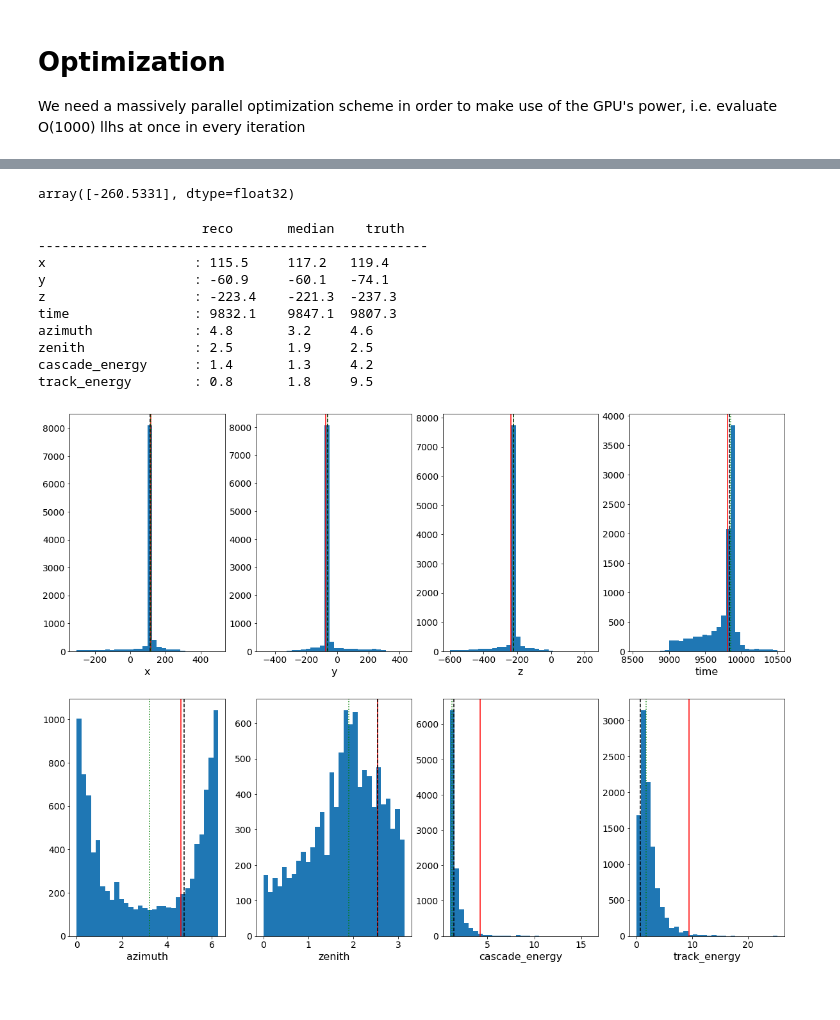
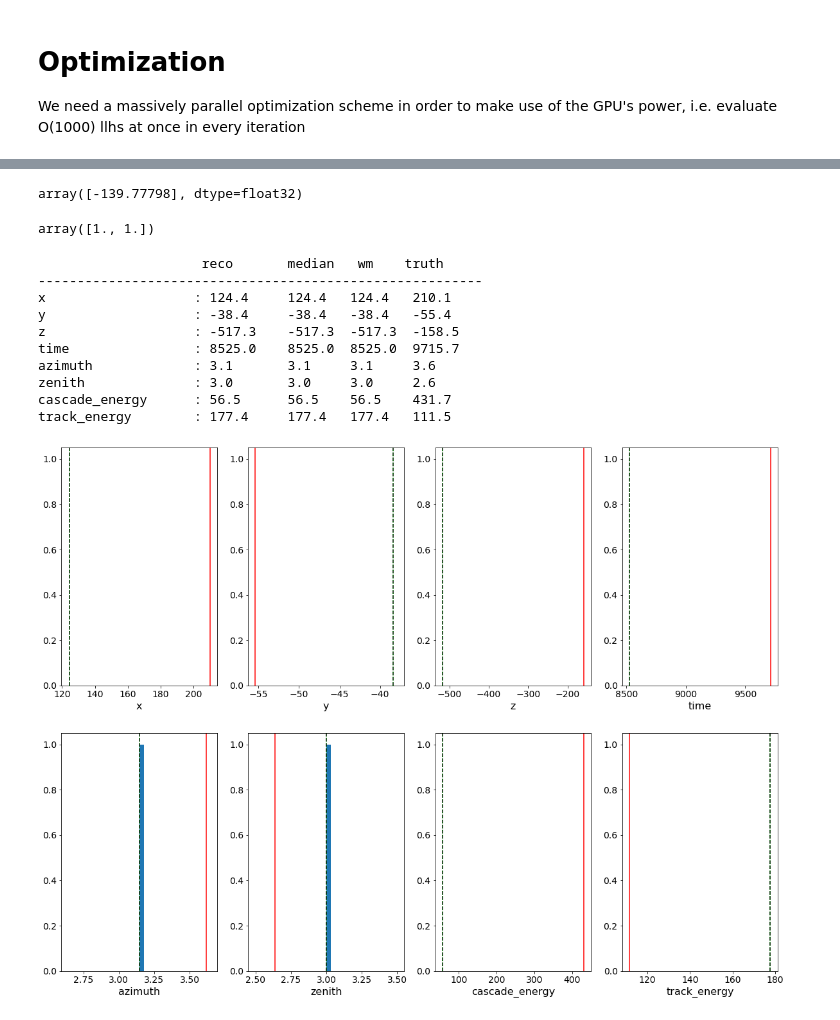
Before and after one commit to philippeller/IceNet, a Jupyter notebook: HitNet.ipynb, the cells around one changed output, grey strips where cells are left out. Saved outputs shown, nothing was run; the diff lists cells and outputs as text; code cells hidden in the pictures.

```diff
--- a/HitNet.ipynb
+++ b/HitNet.ipynb
@@ -1011,6 +976,8 @@ def run_generation(params):
 
     return new_params
 # %%
-%%time
-for i in range(500):
-    params = run_generation(params)
+N_gen = 300
+with tqdm(total=N_gen) as pbar:
+    for i in range(N_gen):
+        params = run_generation(params)
+        pbar.update(1)
@@ -1030,0 +999,2 @@ np.min(total_llh)
+# %%
+ok_mask = total_llh < np.min(total_llh) + 10
@@ -1031,2 +1006,2 @@ np.min(total_llh)
 # %%
-llhs, all_hits, q_llh, total_llh = get_llhs(hits, charges, hitcharges, truth, subtract=False)
+%lprun -f get_llhs get_llhs(hits, charges, hitcharges, truth, subtract=False)
@@ -1033,33 +1026,38 @@ llhs, all_hits, q_llh, total_llh = get_llhs(hits, charges, hitcharges, truth, su
-# %%
-total_llh
-# %% [output]
-array([-260.5331], dtype=float32)
+# %%
+true_llh
+# %% [output]
+array([-139.77798], dtype=float32)
+# %%
+weighted_quantile(np.ones(10), weights=np.ones(10), q=[0.5, 0.6])
+# %% [output]
+array([1., 1.])
 # %%
 best = params[np.argmin(total_llh)]
-print('                     reco       median    truth')
-print('--------------------------------------------------')
+print('                     reco       median   wm    truth')
+print('---------------------------------------------------------')
 for i, label in enumerate(labels):
-    print(f'{label.ljust(20)}: {best[i]:.1f}\t{np.median(params[:,i]):.1f}\t{truth[i]:.1f}')
+    wm = weighted_quantile(params[ok_mask][:,i], weights=np.exp(- total_llh[ok_mask] + np.min(total_llh[ok_mask])), q=[0.5,])[0]
+    print(f'{label.ljust(20)}: {best[i]:.1f}\t{np.median(params[ok_mask][:,i]):.1f}\t{wm:.1f}\t{truth[i]:.1f}')
 # %% [output]
-                     reco       median    truth
---------------------------------------------------
-x                   : 115.5     117.2   119.4
-y                   : -60.9     -60.1   -74.1
-z                   : -223.4    -221.3  -237.3
-time                : 9832.1    9847.1  9807.3
-azimuth             : 4.8       3.2     4.6
-zenith              : 2.5       1.9     2.5
-cascade_energy      : 1.4       1.3     4.2
-track_energy        : 0.8       1.8     9.5
+                     reco       median   wm    truth
+---------------------------------------------------------
+x                   : 124.4     124.4   124.4   210.1
+y                   : -38.4     -38.4   -38.4   -55.4
+z                   : -517.3    -517.3  -517.3  -158.5
+time                : 8525.0    8525.0  8525.0  9715.7
+azimuth             : 3.1       3.1     3.1     3.6
+zenith              : 3.0       3.0     3.0     2.6
+cascade_energy      : 56.5      56.5    56.5    431.7
+track_energy        : 177.4     177.4   177.4   111.5
 # %%
 fig, ax = plt.subplots(2, 4, figsize=(20, 15))
 
 for i, label in enumerate(labels):
     axis = ax[i//4, i%4]
-    axis.hist(params[:,i], bins=30)
+    axis.hist(params[ok_mask][:,i], bins=30)
     axis.set_xlabel(label)
     axis.axvline(truth[i], c='r')
     axis.axvline(best[i], c='k', ls='--')
-    axis.axvline(np.median(params[:,i]), c='g', ls=':')
+    axis.axvline(np.median(params[ok_mask][:,i]), c='g', ls=':')
 # %% [output]
-[figure, old version]
+[figure, new version]
```
Also changed, not shown: parts of 29 cells of this notebook.
